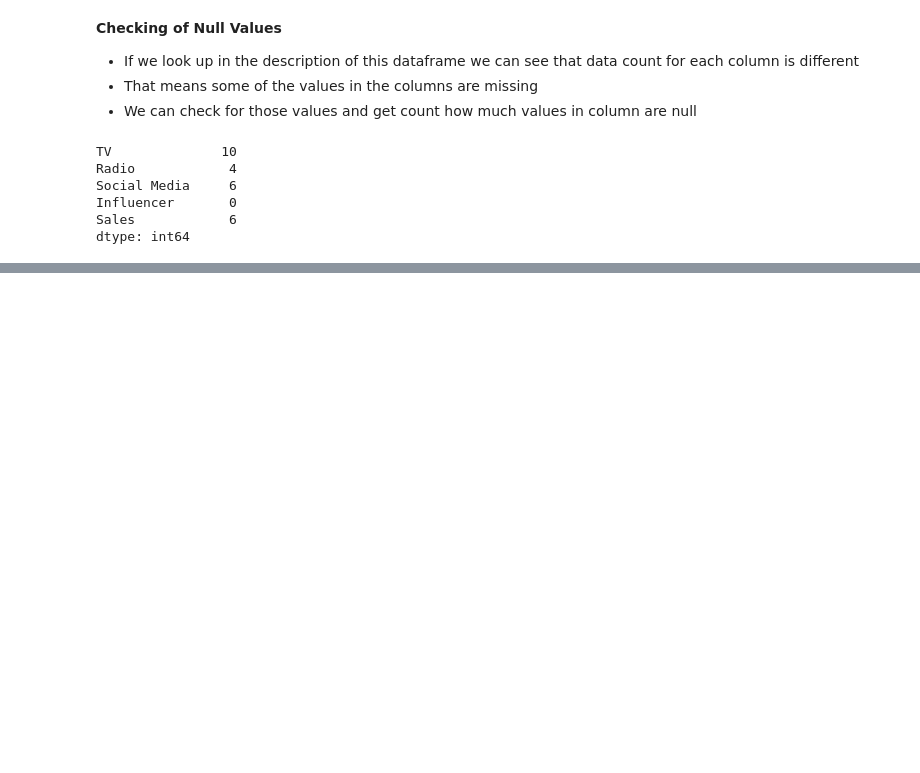
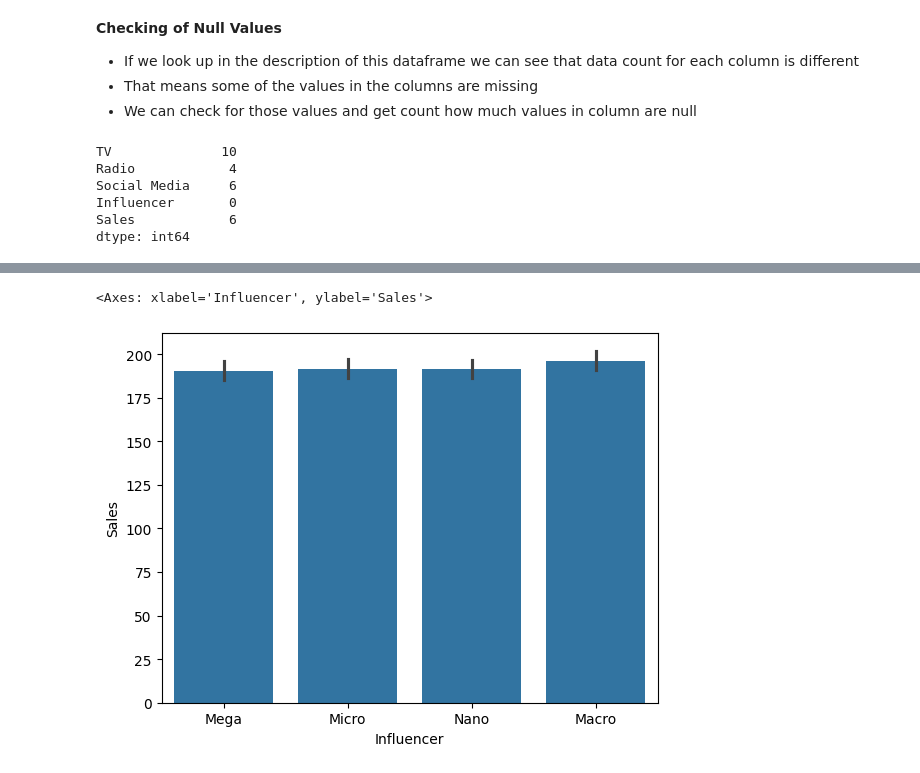
Before and after one commit to iWOLFSTEIN/Advertised-Sales-Estimator-MLR-ML, a Jupyter notebook: main.ipynb, the cells around one changed output, grey strips where cells are left out. Saved outputs shown, nothing was run; the diff lists cells and outputs as text; code cells hidden in the pictures; blank space fills up the shorter version.

```diff
--- a/main.ipynb
+++ b/main.ipynb
@@ -68,0 +116,3 @@ dtype: int64
+# %%
+df = df.dropna()
+df.info()
@@ -68,0 +140,6 @@ dtype: int64
+# %%
+from sklearn.preprocessing import OneHotEncoder
+
+encoder = OneHotEncoder()
+encoder.fit(df[["Influencer"]])
+encoder.categories_
@@ -68,0 +148,3 @@ dtype: int64
+# %%
+encoded = encoder.transform(df[["Influencer"]]).toarray()
+encoded
@@ -68,0 +159,3 @@ dtype: int64
+# %%
+df[["Influencer_Macro", "Influencer_Mega", "Influencer_Micro", "Influencer_Nano"]] = encoded
+df.head()
@@ -68,0 +187,8 @@ dtype: int64
+# %%
+import matplotlib.pyplot as plt
+import seaborn as sns
+
+sns.barplot(x=df['Influencer'], y=df['Sales'])
+# %% [output]
+<Axes: xlabel='Influencer', ylabel='Sales'>
+[figure, added]
```
Also changed, not shown: parts of 15 cells of this notebook.
